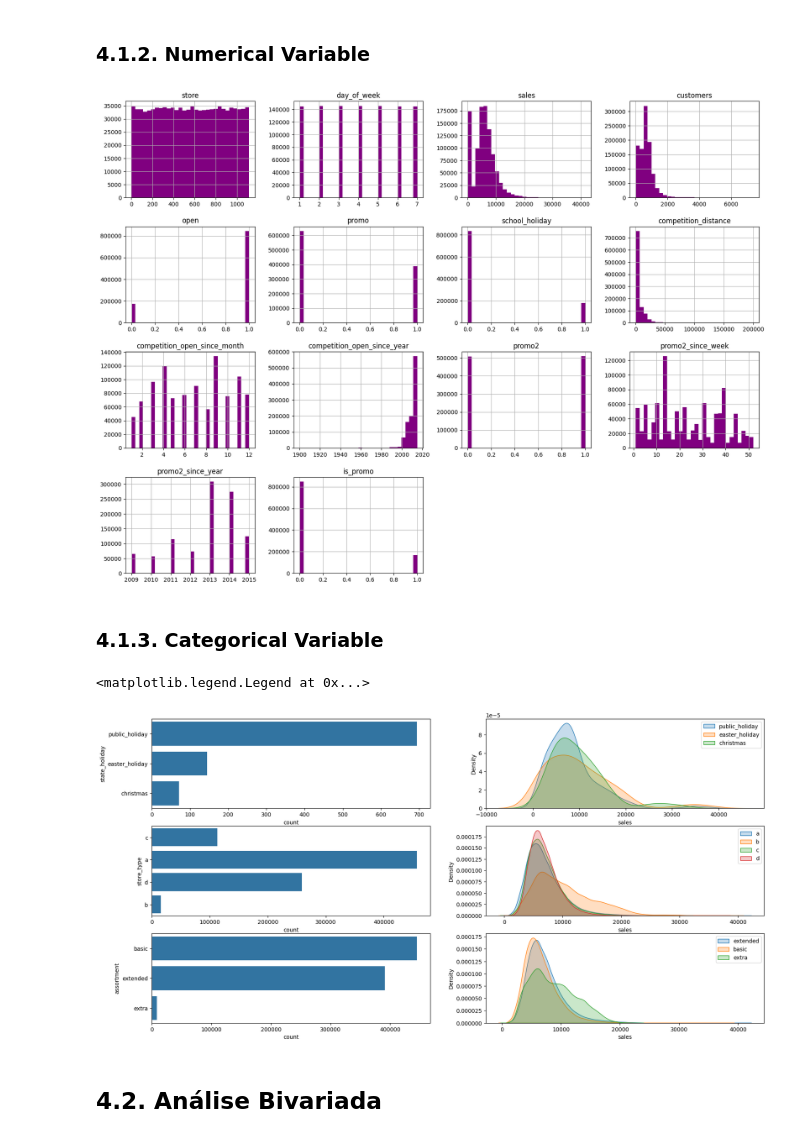
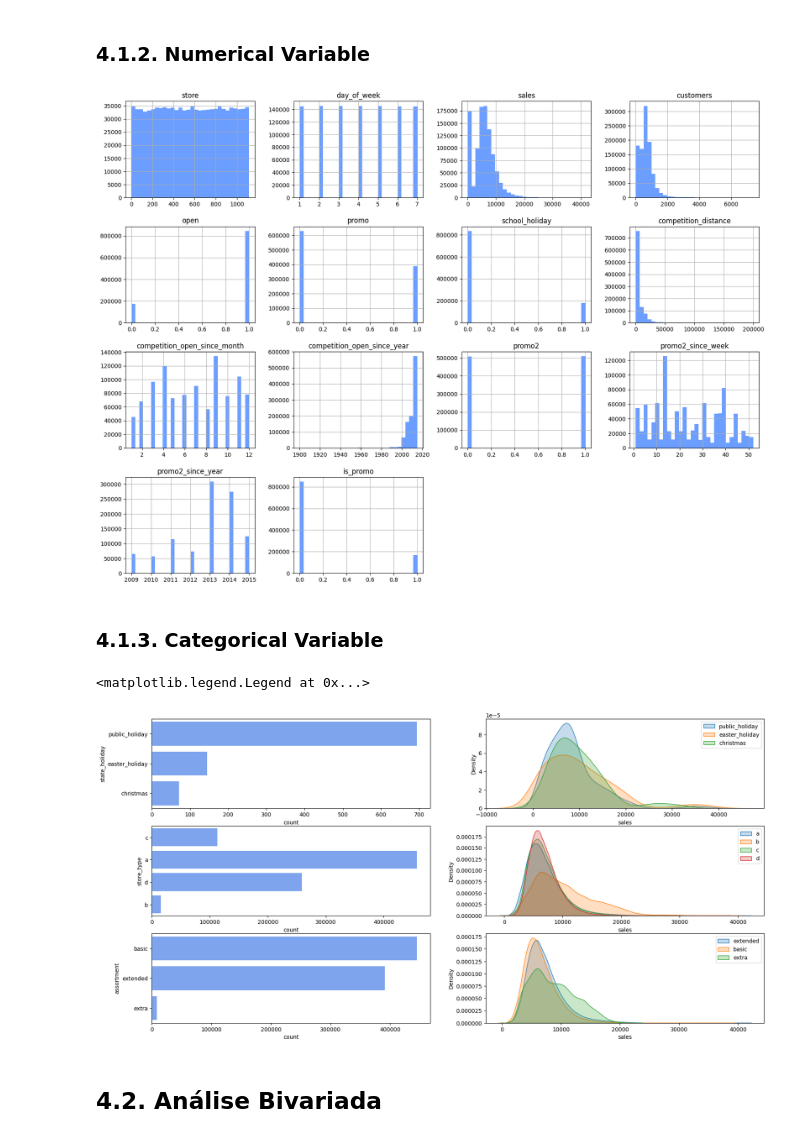
Before and after one commit to smaascarenhas/rossmann_sales_prediction, a Jupyter notebook: m04_v01_store_sales_prediction.ipynb, the cells around one changed output. Cells and saved outputs as stored; diff of their text form; code cells hidden in the pictures.

```diff
--- a/m04_v01_store_sales_prediction.ipynb
+++ b/m04_v01_store_sales_prediction.ipynb
@@ -359,9 +359,9 @@ sns.displot(df4['sales'], kde=False)
 # %% [markdown]
 ### 4.1.2. Numerical Variable
 # %%
-num_attributes.hist( bins=30, color='purple', figsize=(20,15));
+num_attributes.hist( bins=30, color='#6C9EFF', figsize=(20,15));
 # %% [output]
-[figure, old version]
+[figure, new version]
 # %% [markdown]
 ### 4.1.3. Categorical Variable
 # %%
@@ -370,37 +370,37 @@ plt.figure(figsize=(20,10))
 # state holiday
 plt.subplot( 3, 2, 1)
 aux = df4[df4['state_holiday'] != 'regular_day']
-sns.countplot( aux['state_holiday'] )
+sns.countplot( aux['state_holiday'], color='#6C9EFF' )
 
 plt.subplot( 3, 2, 2)
 sns.kdeplot( df4[df4['state_holiday'] == 'public_holiday']['sales'], label='public_holiday', fill=True )
 sns.kdeplot( df4[df4['state_holiday'] == 'easter_holiday']['sales'], label='easter_holiday', fill=True )
 sns.kdeplot( df4[df4['state_holiday'] == 'christmas']['sales'], label='christmas', fill=True )
 plt.legend()
 
 # store type
 plt.subplot( 3, 2, 3)
-sns.countplot( df4['store_type'] )
+sns.countplot( df4['store_type'], color='#6C9EFF' )
 
 plt.subplot( 3, 2, 4)
 sns.kdeplot( df4[df4['store_type'] == 'a']['sales'], label='a', fill=True )
 sns.kdeplot( df4[df4['store_type'] == 'b']['sales'], label='b', fill=True )
 sns.kdeplot( df4[df4['store_type'] == 'c']['sales'], label='c', fill=True )
 sns.kdeplot( df4[df4['store_type'] == 'd']['sales'], label='d', fill=True )
 plt.legend()
 
 # assortment
 plt.subplot( 3, 2, 5)
-sns.countplot( df4['assortment'] )
+sns.countplot( df4['assortment'], color='#6C9EFF' )
 
 plt.subplot( 3, 2, 6)
 sns.kdeplot( df4[df4['assortment'] == 'extended']['sales'], label='extended', fill=True )
 sns.kdeplot( df4[df4['assortment'] == 'basic']['sales'], label='basic', fill=True )
 sns.kdeplot( df4[df4['assortment'] == 'extra']['sales'], label='extra', fill=True )
 plt.legend()
 # %% [output]
 <matplotlib.legend.Legend at 0x...>
-[figure, old version]
+[figure, new version]
 # %% [markdown]
 ## 4.2. Análise Bivariada
 # %% [markdown]
```
Also changed, not shown: parts of 13 cells of this notebook.
